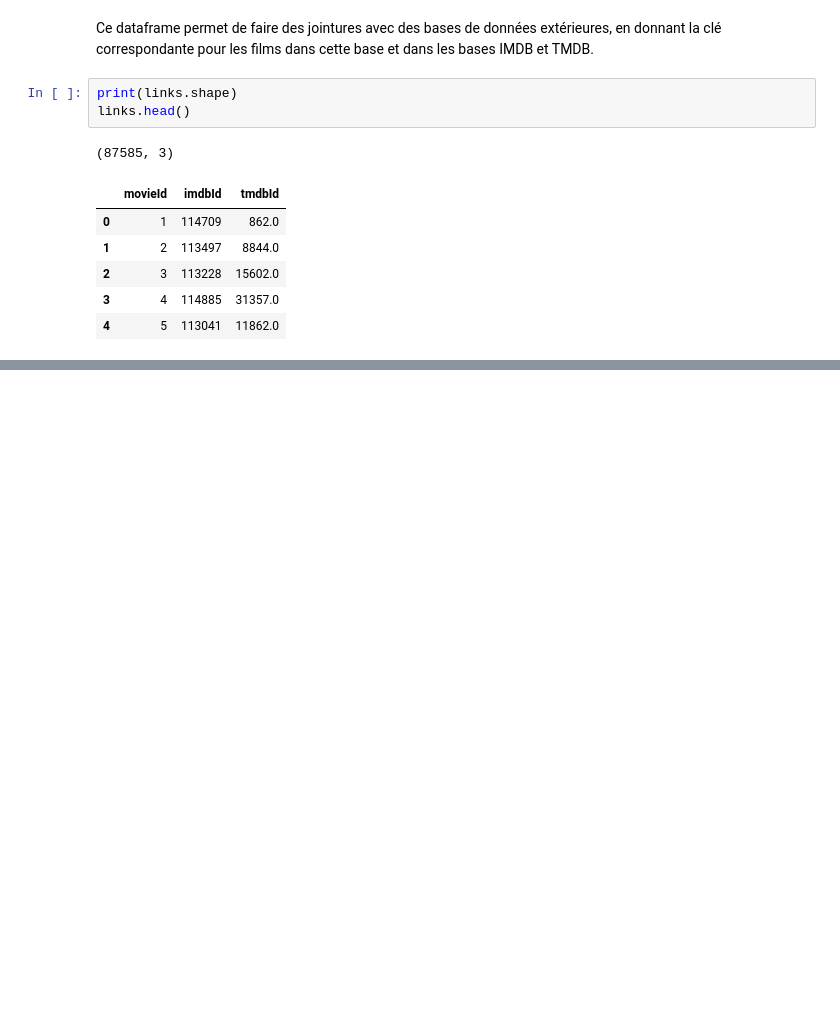
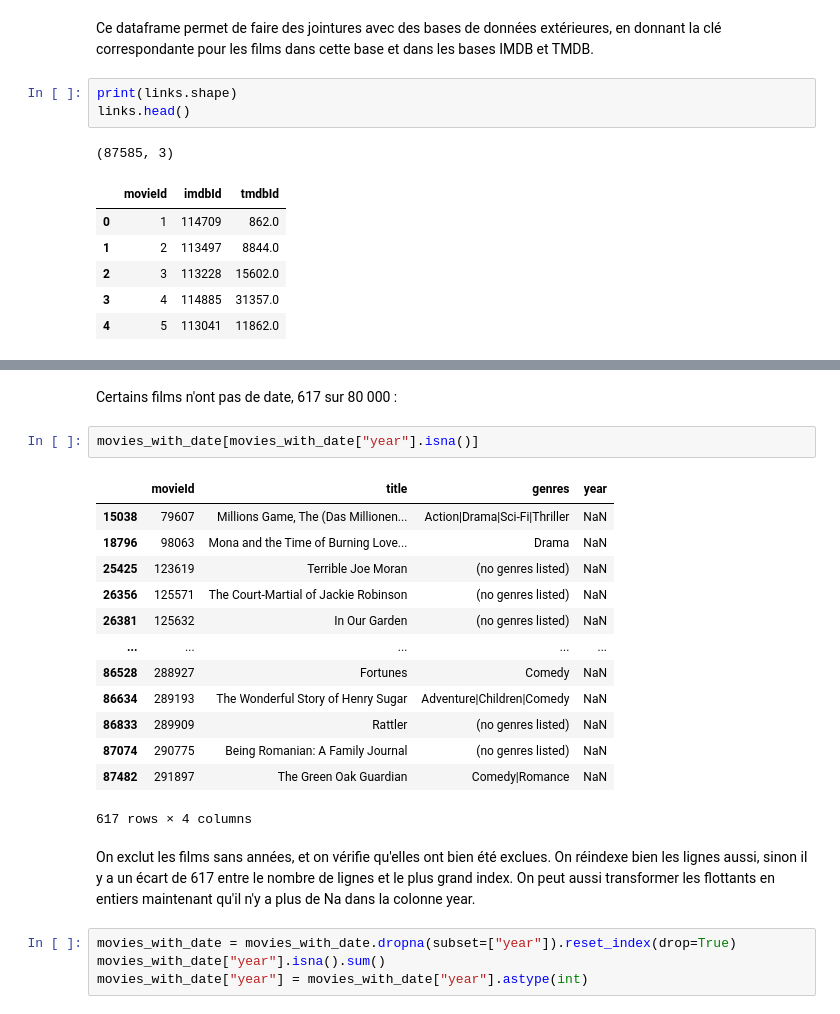
Before and after one commit to gcourtadon/ensae_pythondatascience_films, a Jupyter notebook: extraire_movielens.ipynb, the cells around one changed output, grey strips where cells are left out. Saved outputs shown, nothing was run; the diff lists cells and outputs as text; blank space fills up the shorter version.

```diff
--- a/extraire_movielens.ipynb
+++ b/extraire_movielens.ipynb
@@ -101,0 +126,24 @@ links.head()
+# %% [markdown]
+Certains films n'ont pas de date, 617 sur 80 000 :
+# %%
+movies_with_date[movies_with_date["year"].isna()]
+# %% [output]
+|  | movieId | title | genres | year |
+| 15038 | 79607 | Millions Game, The (Das Millionen... | Action|Drama|Sci-Fi|Thriller | NaN |
+| 18796 | 98063 | Mona and the Time of Burning Love... | Drama | NaN |
+| 25425 | 123619 | Terrible Joe Moran | (no genres listed) | NaN |
+| 26356 | 125571 | The Court-Martial of Jackie Robinson | (no genres listed) | NaN |
+| 26381 | 125632 | In Our Garden | (no genres listed) | NaN |
+| ... | ... | ... | ... | ... |
+| 86528 | 288927 | Fortunes | Comedy | NaN |
+| 86634 | 289193 | The Wonderful Story of Henry Sugar | Adventure|Children|Comedy | NaN |
+| 86833 | 289909 | Rattler | (no genres listed) | NaN |
+| 87074 | 290775 | Being Romanian: A Family Journal | (no genres listed) | NaN |
+| 87482 | 291897 | The Green Oak Guardian | Comedy|Romance | NaN |
+617 rows × 4 columns
+# %% [markdown]
+On exclut les films sans années, et on vérifie qu'elles ont bien été exclues. On réindexe bien les lignes aussi, sinon il y a un écart de 617 entre le nombre de lignes et le plus grand index. On peut aussi transformer les flottants en entiers maintenant qu'il n'y a plus de Na dans la colonne year.
+# %%
+movies_with_date = movies_with_date.dropna(subset=["year"]).reset_index(drop=True)
+movies_with_date["year"].isna().sum()
+movies_with_date["year"] = movies_with_date["year"].astype(int)
```
Also changed, not shown: parts of 11 cells of this notebook, 1 other file.
